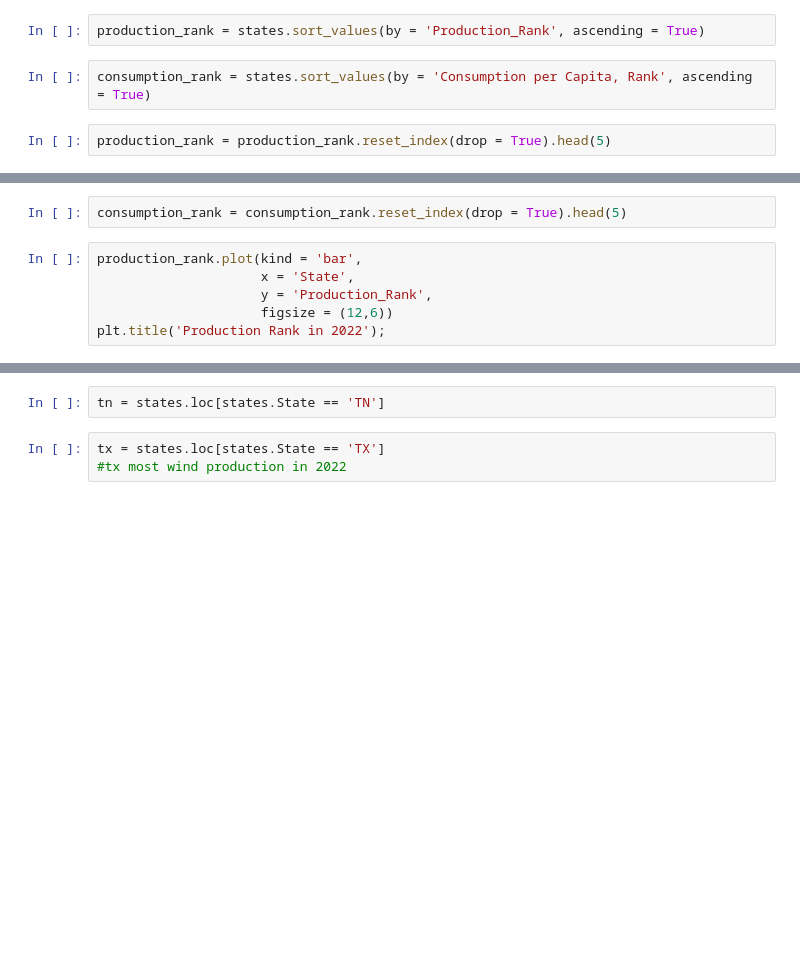
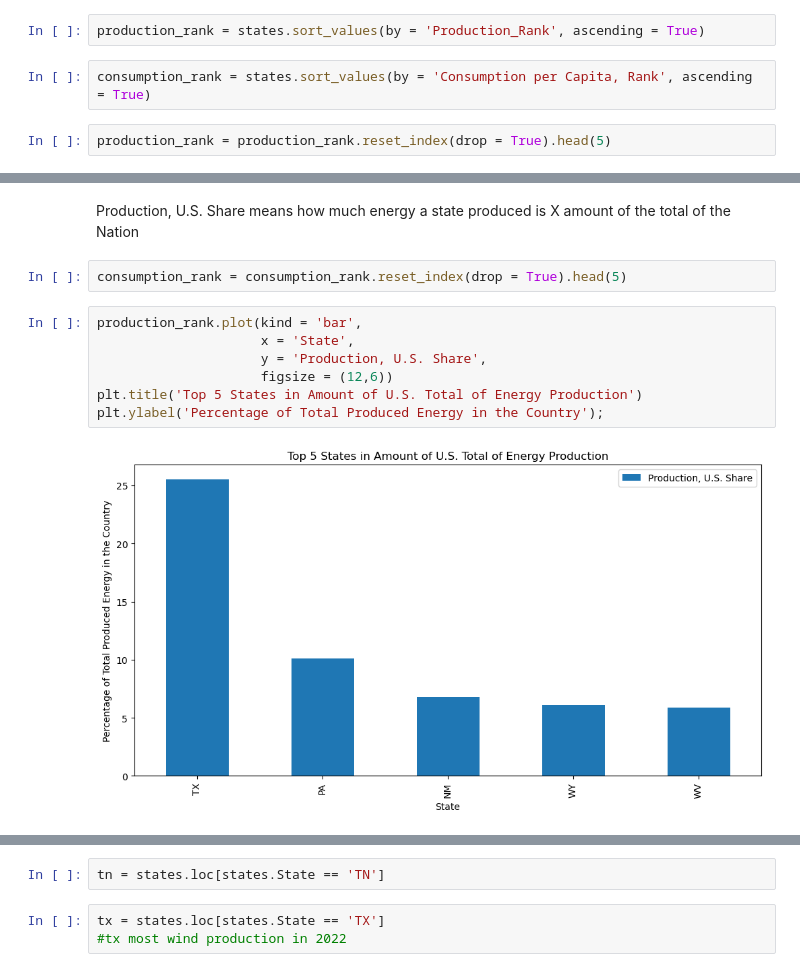
Before and after one commit to Hunter-Farrar/Capstone_Hunter, a Jupyter notebook: notebooks/states.ipynb, the cells around one changed output, grey strips where cells are left out. Drawn from its saved outputs; the diff is of its cells as text; blank space fills up the shorter version.

```diff
--- a/notebooks/states.ipynb
+++ b/notebooks/states.ipynb
@@ -27,11 +72,16 @@ production_rank
+# %% [markdown]
+Production, U.S. Share means how much energy a state produced is X amount of the total of the Nation
 # %%
 consumption_rank = consumption_rank.reset_index(drop = True).head(5)
 # %%
 production_rank.plot(kind = 'bar',
                      x = 'State',
-                     y = 'Production_Rank',
+                     y = 'Production, U.S. Share',
                      figsize = (12,6))
-plt.title('Production Rank in 2022');
+plt.title('Top 5 States in Amount of U.S. Total of Energy Production')
+plt.ylabel('Percentage of Total Produced Energy in the Country');
+# %% [output]
+[figure, added]
 # %%
 consumption_rank.plot(kind = 'bar',
                       x = 'State',
```
Also changed, not shown: parts of 9 cells of this notebook, 5 other files.
